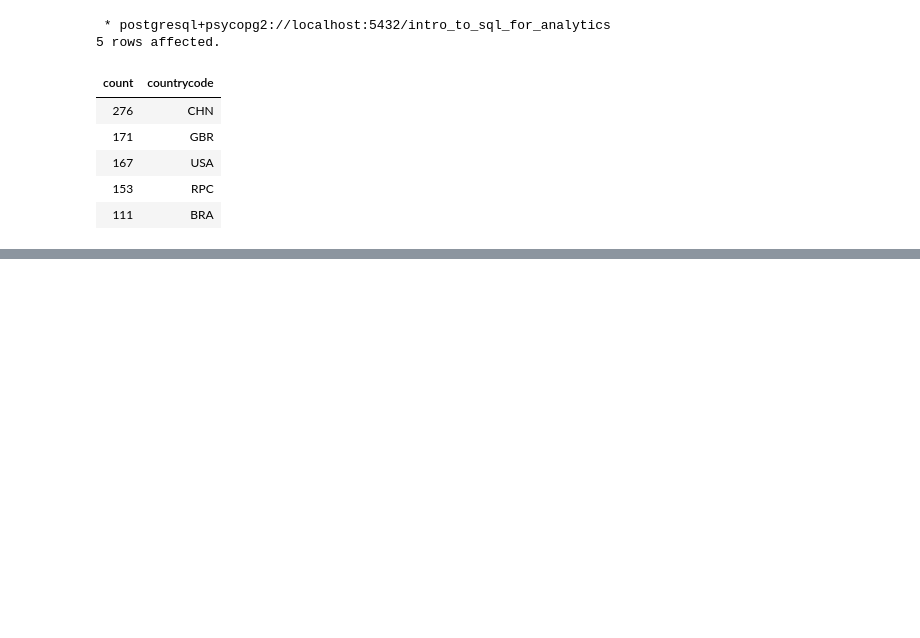
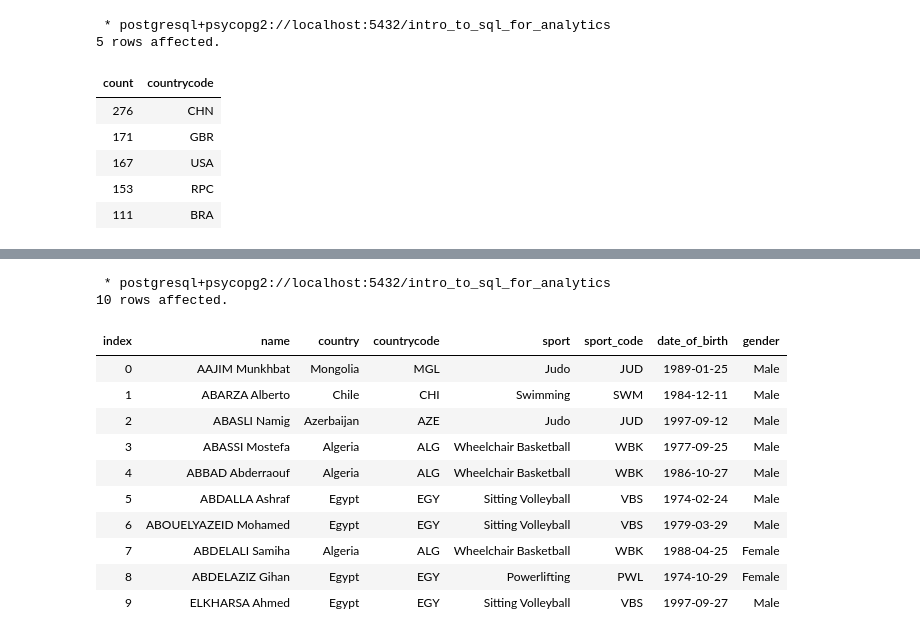
Before and after one commit to JakeOtto/more_sql, a Jupyter notebook: workings.ipynb, the cells around one changed output, grey strips where cells are left out. Drawn from its saved outputs; the diff is of its cells as text; code cells hidden in the pictures; blank space fills up the shorter version.

```diff
--- a/workings.ipynb
+++ b/workings.ipynb
@@ -250,0 +297,19 @@ SELECT
+# %%
+%%sql
+SELECT *
+FROM athletes
+LIMIT 10
+# %% [output]
+ * postgresql+psycopg2://localhost:5432/intro_to_sql_for_analytics
+10 rows affected.
+| index | name | country | countrycode | sport | sport_code | date_of_birth | gender |
+| 0 | AAJIM Munkhbat | Mongolia | MGL | Judo | JUD | 1989-01-25 | Male |
+| 1 | ABARZA Alberto | Chile | CHI | Swimming | SWM | 1984-12-11 | Male |
+| 2 | ABASLI Namig | Azerbaijan | AZE | Judo | JUD | 1997-09-12 | Male |
+| 3 | ABASSI Mostefa | Algeria | ALG | Wheelchair Basketball | WBK | 1977-09-25 | Male |
+| 4 | ABBAD Abderraouf | Algeria | ALG | Wheelchair Basketball | WBK | 1986-10-27 | Male |
+| 5 | ABDALLA Ashraf | Egypt | EGY | Sitting Volleyball | VBS | 1974-02-24 | Male |
+| 6 | ABOUELYAZEID Mohamed | Egypt | EGY | Sitting Volleyball | VBS | 1979-03-29 | Male |
+| 7 | ABDELALI Samiha | Algeria | ALG | Wheelchair Basketball | WBK | 1988-04-25 | Female |
+| 8 | ABDELAZIZ Gihan | Egypt | EGY | Powerlifting | PWL | 1974-10-29 | Female |
+| 9 | ELKHARSA Ahmed | Egypt | EGY | Sitting Volleyball | VBS | 1997-09-27 | Male |
```
Also changed, not shown: parts of 14 cells of this notebook, 1 other file.
